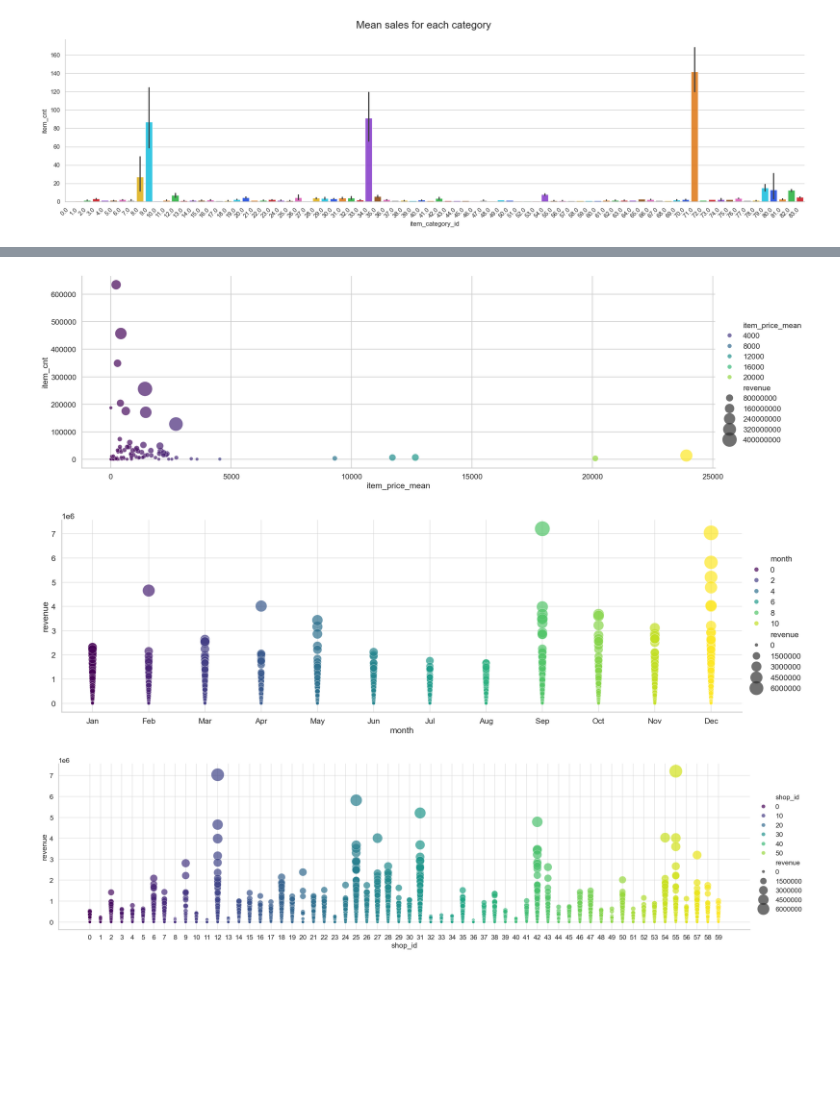
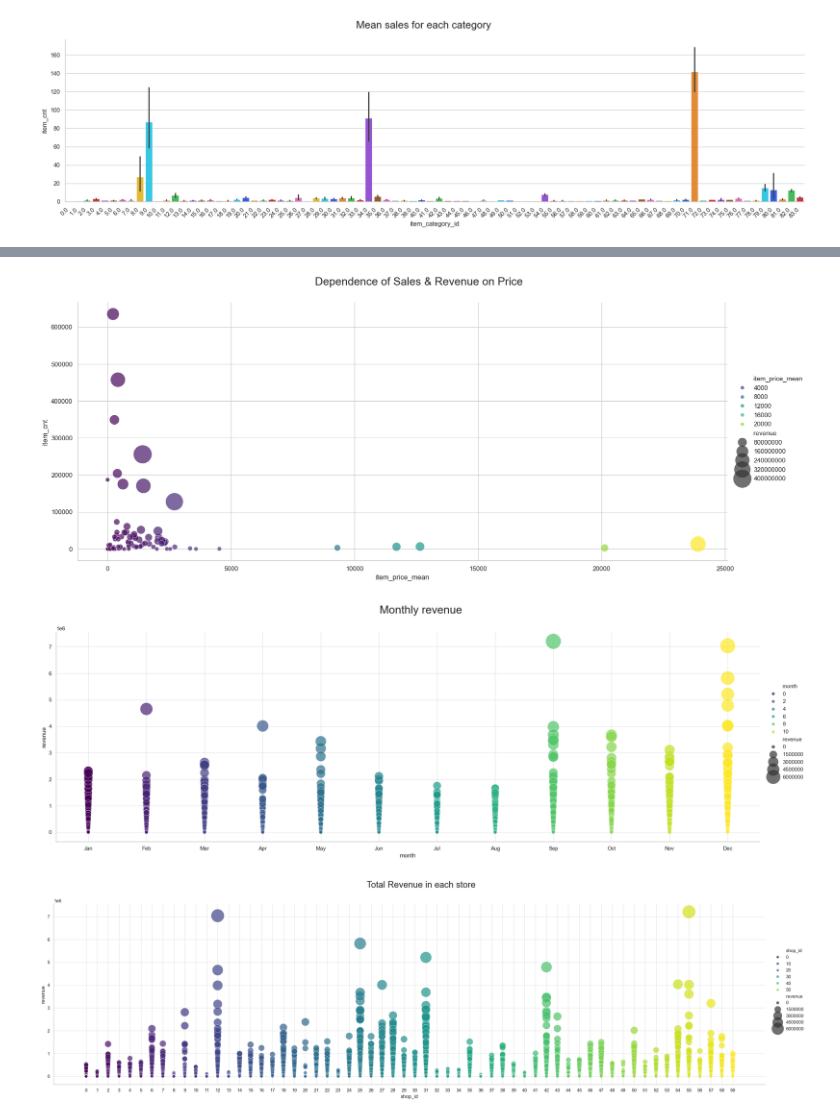
Before and after one commit to FilFilimono/innowise-projects, a Jupyter notebook: EDA/eda_analys.ipynb, the cells around one changed output, grey strips where cells are left out. Drawn from its saved outputs; the diff is of its cells as text; code cells hidden in the pictures; blank space fills up the shorter version.

Commit message:
add new plots

```diff
--- a/EDA/eda_analys.ipynb
+++ b/EDA/eda_analys.ipynb
@@ -235,6 +235,8 @@ train_monthly['season'] = train_monthly['date_block_num'].map(inverted_season)
 # %%
 train_monthly['year'] = train_monthly['date_block_num'].apply(lambda x: ((x//12) + 2013))
 train_monthly['month'] = train_monthly['date_block_num'].apply(lambda x: (x % 12))
+# %%
+train_monthly['items_per_transaction'] = train_monthly['item_cnt'] / train_monthly['transaction']
 # %%
 #train_monthly.to_csv('../tmp/train_monthly.csv', index=False)
 # train_monthly = pd.read_csv('../tmp/train_monthly.csv')
@@ -457,20 +496,21 @@ gp_category_revenue= train_monthly.groupby(['item_category_id'], as_index=False)
                                                                     'revenue': 'sum'
                                                                      })
 # %%
-sns.relplot(
+g = sns.relplot(
     data=gp_category_revenue,
     x='item_price_mean',
     y='item_cnt',
     size='revenue',
     hue='item_price_mean',
     palette='viridis',
     sizes=(50, 1000),
     alpha=0.7,
-    aspect=3,
+    aspect=2.4,
     height=7,
 );
+g.figure.suptitle('Dependence of Sales & Revenue on Price', y=1.06, fontsize=19);
 # %% [output]
-[figure, old version]
+[figure, new version]
 # %%
 gp_revenue= train_monthly.groupby(['month', 'shop_id', 'item_category_id'], as_index=False).agg({
                                                                     'item_cnt': 'sum',
@@ -491,9 +531,10 @@ g = sns.relplot(
     height=7,
 )
 g.set(xticks=range(12), xticklabels=['Jan', 'Feb', 'Mar', 'Apr', 'May', 'Jun', 'Jul', 'Aug', 'Sep', 'Oct', 'Nov', 'Dec'])
+g.figure.suptitle('Monthly revenue', y=1.06, fontsize=23);
 plt.grid(True, alpha=0.5)
 # %% [output]
-[figure, old version]
+[figure, new version]
 # %%
 g = sns.relplot(
     data=gp_revenue,
@@ -508,9 +549,10 @@ g = sns.relplot(
     height=7,
 )
 g.set(xticks=range(60))
+g.figure.suptitle('Total Revenue in each store', y=1.06, fontsize=21);
 plt.grid(True, alpha=0.5)
 # %% [output]
-[figure, old version]
+[figure, new version]
 # %%
 g = sns.relplot(
     data=gp_revenue,
```
Also changed, not shown: parts of 31 cells of this notebook.
